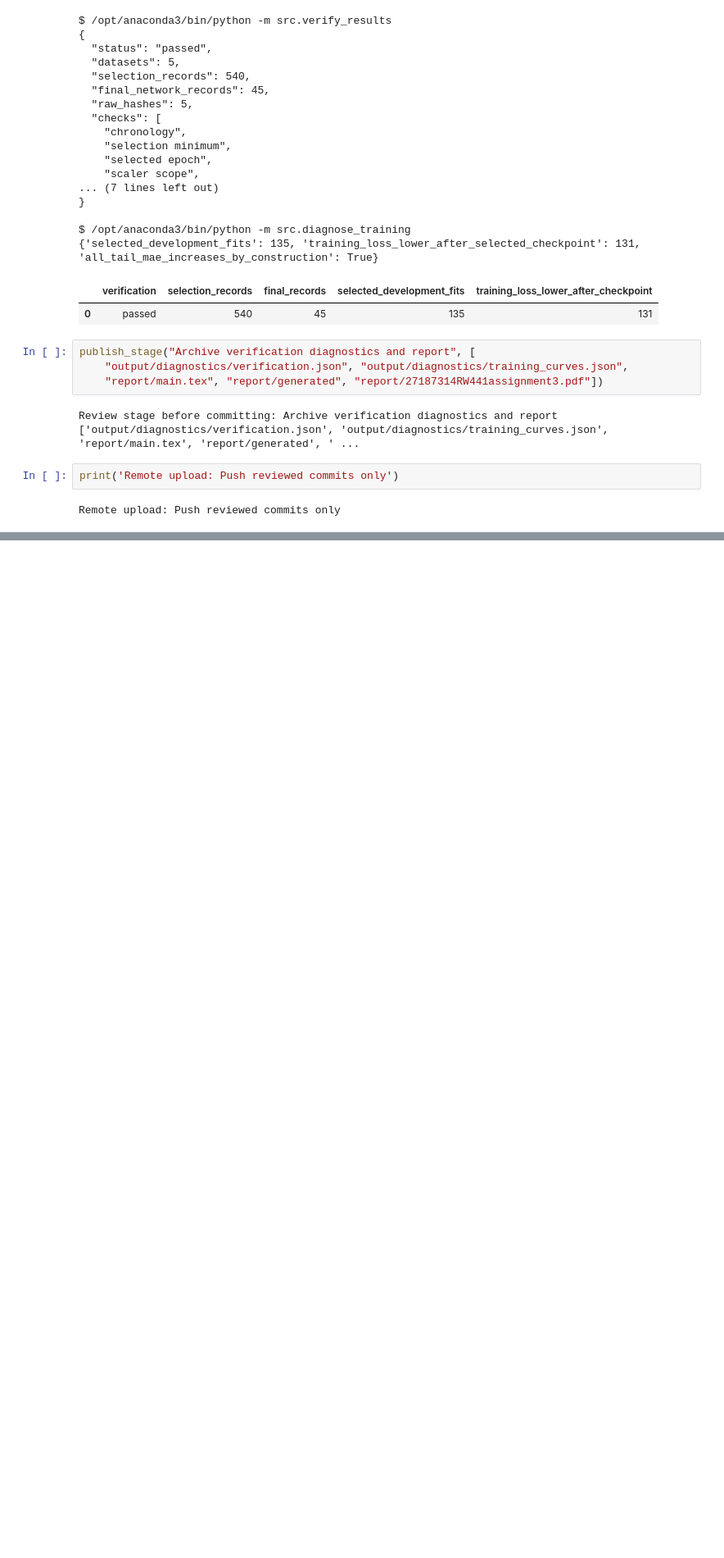
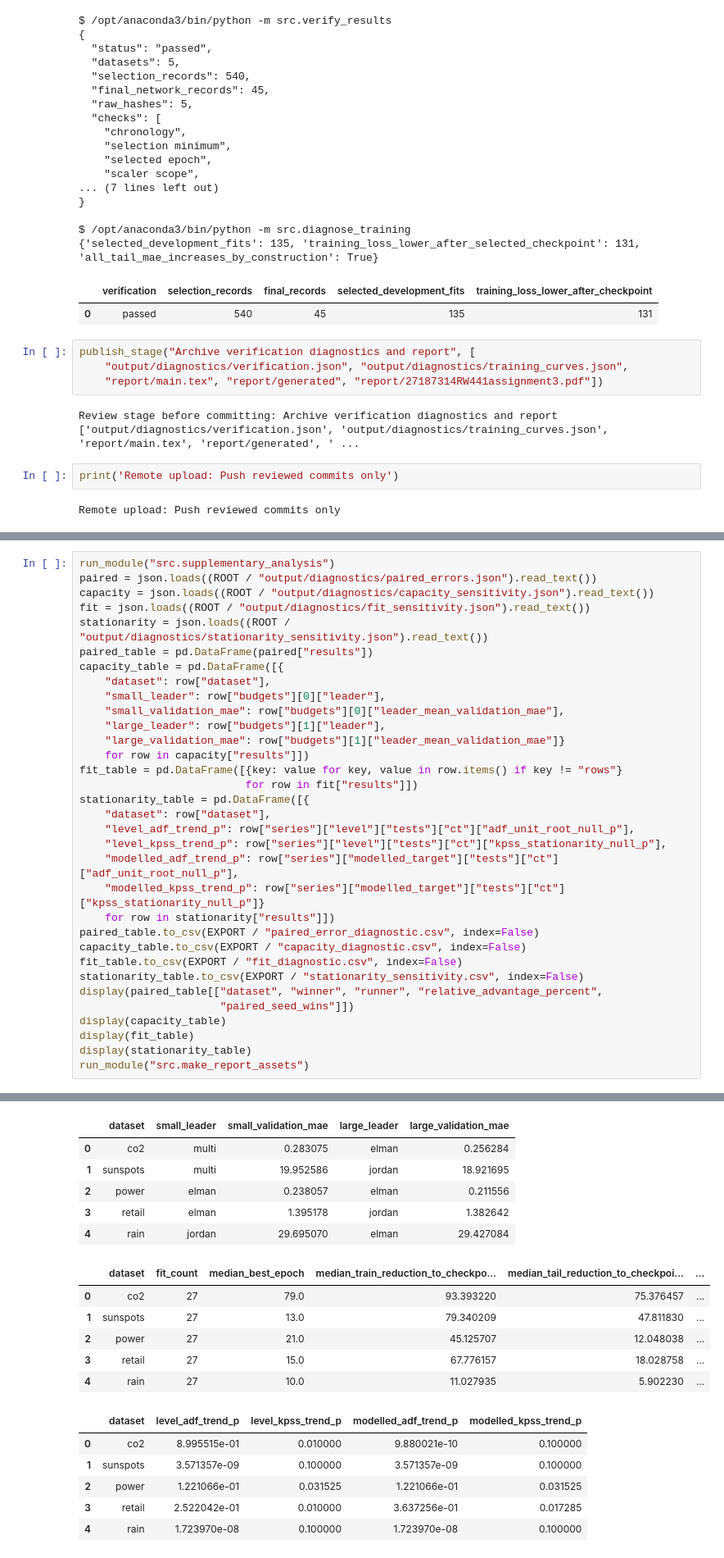
Before and after one commit to ThaBoss45/ml441-assignment3, a Jupyter notebook: notebooks/experiment_log.ipynb, the cells around one changed output, grey strips where cells are left out. Shown at 82% size. Cells and saved outputs as stored; diff of their text form; blank space fills up the shorter version.

Commit message:
Add supplementary diagnostic analysis

```diff
--- a/notebooks/experiment_log.ipynb
+++ b/notebooks/experiment_log.ipynb
@@ -336,0 +341,34 @@ Remote upload: Push reviewed commits only
+# %%
+run_module("src.supplementary_analysis")
+paired = json.loads((ROOT / "output/diagnostics/paired_errors.json").read_text())
+capacity = json.loads((ROOT / "output/diagnostics/capacity_sensitivity.json").read_text())
+fit = json.loads((ROOT / "output/diagnostics/fit_sensitivity.json").read_text())
+stationarity = json.loads((ROOT / "output/diagnostics/stationarity_sensitivity.json").read_text())
+paired_table = pd.DataFrame(paired["results"])
+capacity_table = pd.DataFrame([{
+    "dataset": row["dataset"],
+    "small_leader": row["budgets"][0]["leader"],
+    "small_validation_mae": row["budgets"][0]["leader_mean_validation_mae"],
+    "large_leader": row["budgets"][1]["leader"],
+    "large_validation_mae": row["budgets"][1]["leader_mean_validation_mae"]}
+    for row in capacity["results"]])
+fit_table = pd.DataFrame([{key: value for key, value in row.items() if key != "rows"}
+                          for row in fit["results"]])
+stationarity_table = pd.DataFrame([{
+    "dataset": row["dataset"],
+    "level_adf_trend_p": row["series"]["level"]["tests"]["ct"]["adf_unit_root_null_p"],
+    "level_kpss_trend_p": row["series"]["level"]["tests"]["ct"]["kpss_stationarity_null_p"],
+    "modelled_adf_trend_p": row["series"]["modelled_target"]["tests"]["ct"]["adf_unit_root_null_p"],
+    "modelled_kpss_trend_p": row["series"]["modelled_target"]["tests"]["ct"]["kpss_stationarity_null_p"]}
+    for row in stationarity["results"]])
+paired_table.to_csv(EXPORT / "paired_error_diagnostic.csv", index=False)
+capacity_table.to_csv(EXPORT / "capacity_diagnostic.csv", index=False)
+fit_table.to_csv(EXPORT / "fit_diagnostic.csv", index=False)
+stationarity_table.to_csv(EXPORT / "stationarity_sensitivity.csv", index=False)
+display(paired_table[["dataset", "winner", "runner", "relative_advantage_percent",
+                      "paired_seed_wins"]])
+display(capacity_table)
+display(fit_table)
+display(stationarity_table)
+run_module("src.make_report_assets")
+# %% [output]
@@ -336,0 +383,18 @@ Remote upload: Push reviewed commits only
+|  | dataset | small_leader | small_validation_mae | large_leader | large_validation_mae |
+| 0 | co2 | multi | 0.283075 | elman | 0.256284 |
+| 1 | sunspots | multi | 19.952586 | jordan | 18.921695 |
+| 2 | power | elman | 0.238057 | elman | 0.211556 |
+| 3 | retail | elman | 1.395178 | jordan | 1.382642 |
+| 4 | rain | jordan | 29.695070 | elman | 29.427084 |
+|  | dataset | fit_count | median_best_epoch | median_train_reduction_to_checkpo... | median_tail_reduction_to_checkpoi... | ... |
+| 0 | co2 | 27 | 79.0 | 93.393220 | 75.376457 | ... |
+| 1 | sunspots | 27 | 13.0 | 79.340209 | 47.811830 | ... |
+| 2 | power | 27 | 21.0 | 45.125707 | 12.048038 | ... |
+| 3 | retail | 27 | 15.0 | 67.776157 | 18.028758 | ... |
+| 4 | rain | 27 | 10.0 | 11.027935 | 5.902230 | ... |
+|  | dataset | level_adf_trend_p | level_kpss_trend_p | modelled_adf_trend_p | modelled_kpss_trend_p |
+| 0 | co2 | 8.995515e-01 | 0.010000 | 9.880021e-10 | 0.100000 |
+| 1 | sunspots | 3.571357e-09 | 0.100000 | 3.571357e-09 | 0.100000 |
+| 2 | power | 1.221066e-01 | 0.031525 | 1.221066e-01 | 0.031525 |
+| 3 | retail | 2.522042e-01 | 0.010000 | 3.637256e-01 | 0.017285 |
+| 4 | rain | 1.723970e-08 | 0.100000 | 1.723970e-08 | 0.100000 |
```
Also changed, not shown: parts of 4 cells of this notebook, 3 other files.
